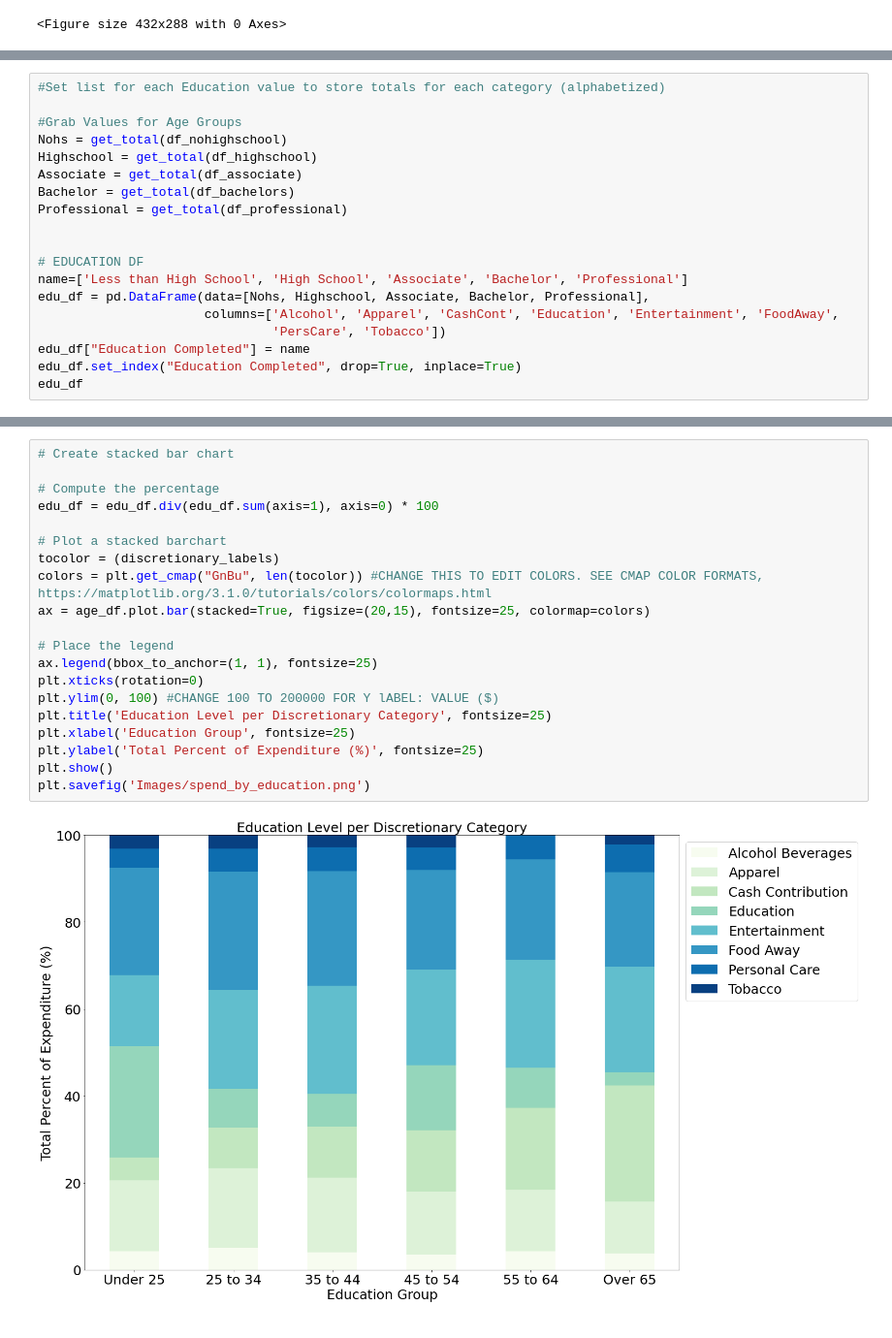
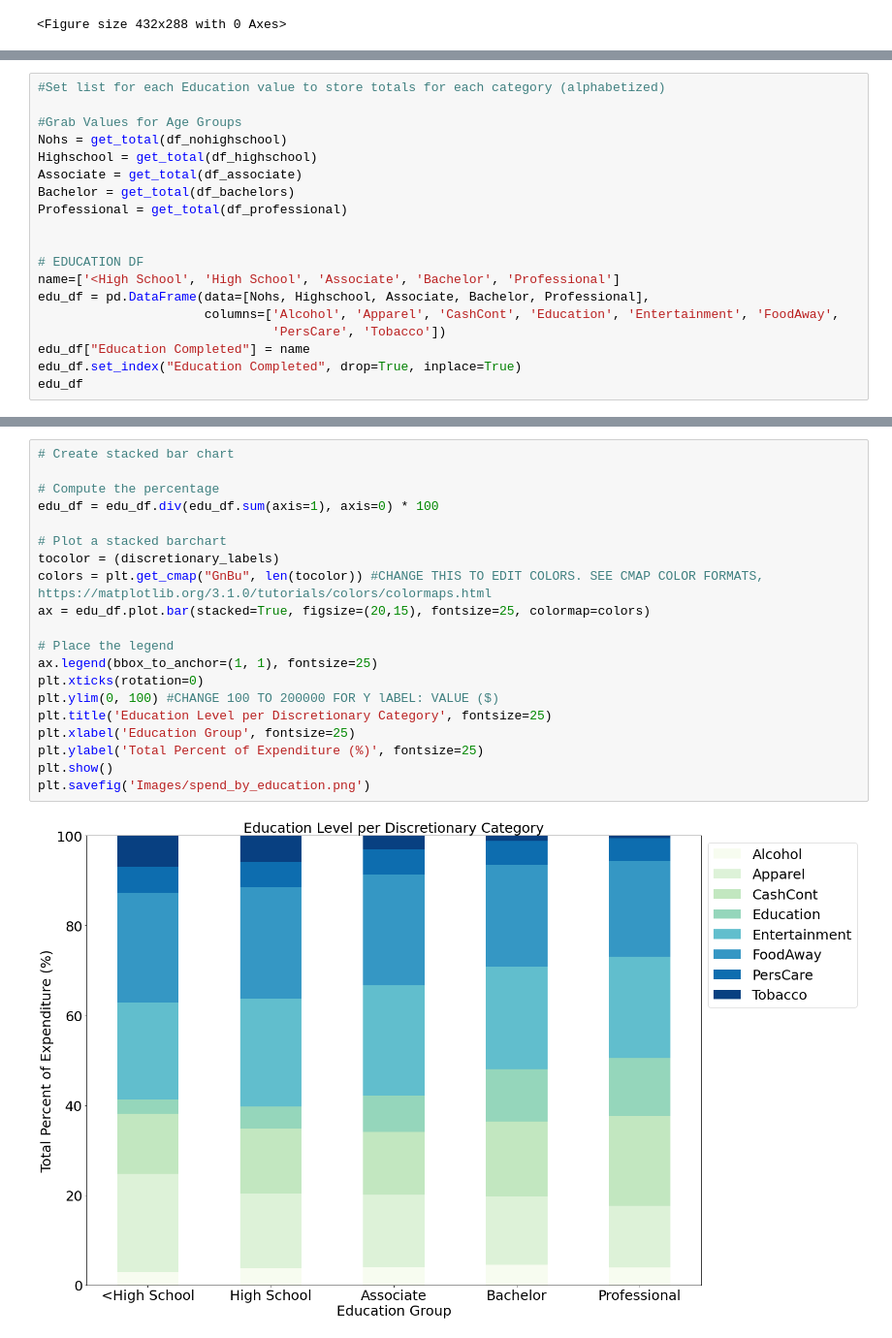
Before and after one commit to joshcoronel/discretionary-spending, a Jupyter notebook: Project_1_main.ipynb, the cells around one changed output, grey strips where cells are left out. Shown at 97% size. Cells and saved outputs as stored; diff of their text form.

Commit message:
All graphs look amazing

```diff
--- a/Project_1_main.ipynb
+++ b/Project_1_main.ipynb
@@ -721,7 +721,7 @@ Professional = get_total(df_professional)
 
 
 # EDUCATION DF
-name=['Less than High School', 'High School', 'Associate', 'Bachelor', 'Professional']
+name=['<High School', 'High School', 'Associate', 'Bachelor', 'Professional']
 edu_df = pd.DataFrame(data=[Nohs, Highschool, Associate, Bachelor, Professional],
                       columns=['Alcohol', 'Apparel', 'CashCont', 'Education', 'Entertainment', 'FoodAway',
                                'PersCare', 'Tobacco'])
@@ -739,23 +739,23 @@ edu_df
 # %%
 # Create stacked bar chart
 
 # Compute the percentage
 edu_df = edu_df.div(edu_df.sum(axis=1), axis=0) * 100
 
 # Plot a stacked barchart
 tocolor = (discretionary_labels)
 colors = plt.get_cmap("GnBu", len(tocolor)) #CHANGE THIS TO EDIT COLORS. SEE CMAP COLOR FORMATS, https://matplotlib.org/3.1.0/tutorials/colors/colormaps.html
-ax = age_df.plot.bar(stacked=True, figsize=(20,15), fontsize=25, colormap=colors)
+ax = edu_df.plot.bar(stacked=True, figsize=(20,15), fontsize=25, colormap=colors)
 
 # Place the legend
 ax.legend(bbox_to_anchor=(1, 1), fontsize=25)
 plt.xticks(rotation=0)
 plt.ylim(0, 100) #CHANGE 100 TO 200000 FOR Y lABEL: VALUE ($)
 plt.title('Education Level per Discretionary Category', fontsize=25)
 plt.xlabel('Education Group', fontsize=25)
 plt.ylabel('Total Percent of Expenditure (%)', fontsize=25)
 plt.show()
 plt.savefig('Images/spend_by_education.png')
 # %% [output]
-[figure, old version]
+[figure, new version]
 <Figure size 432x288 with 0 Axes>
```
Also changed, not shown: parts of 6 cells of this notebook.
